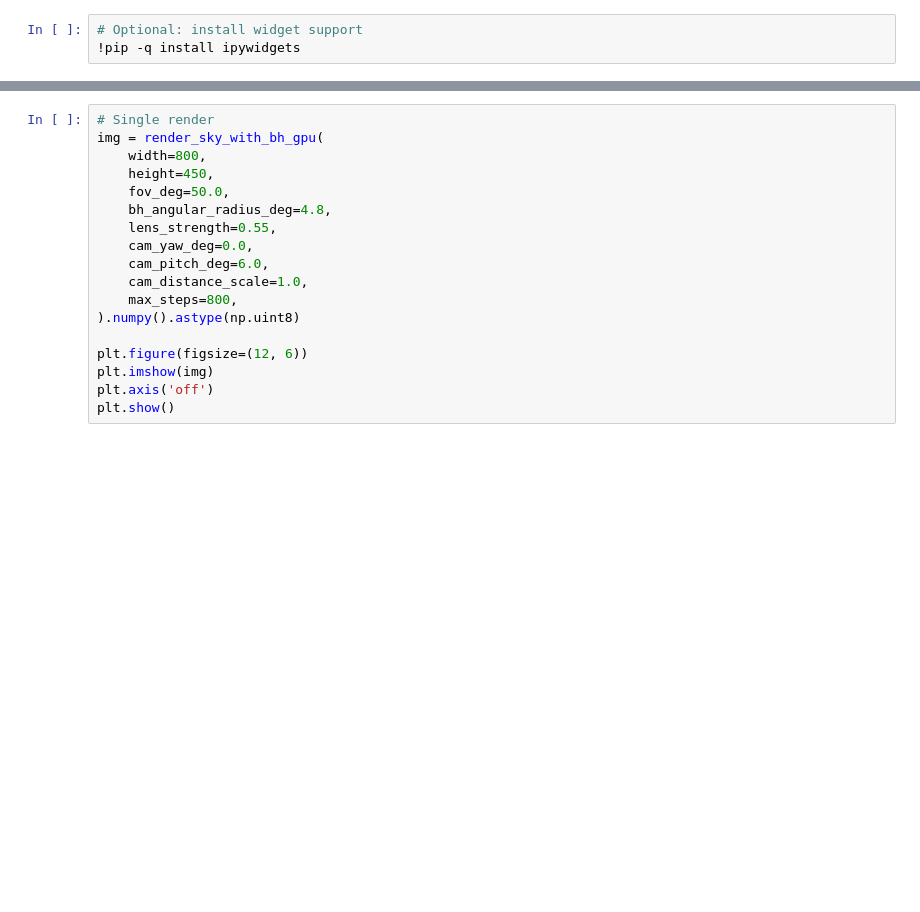
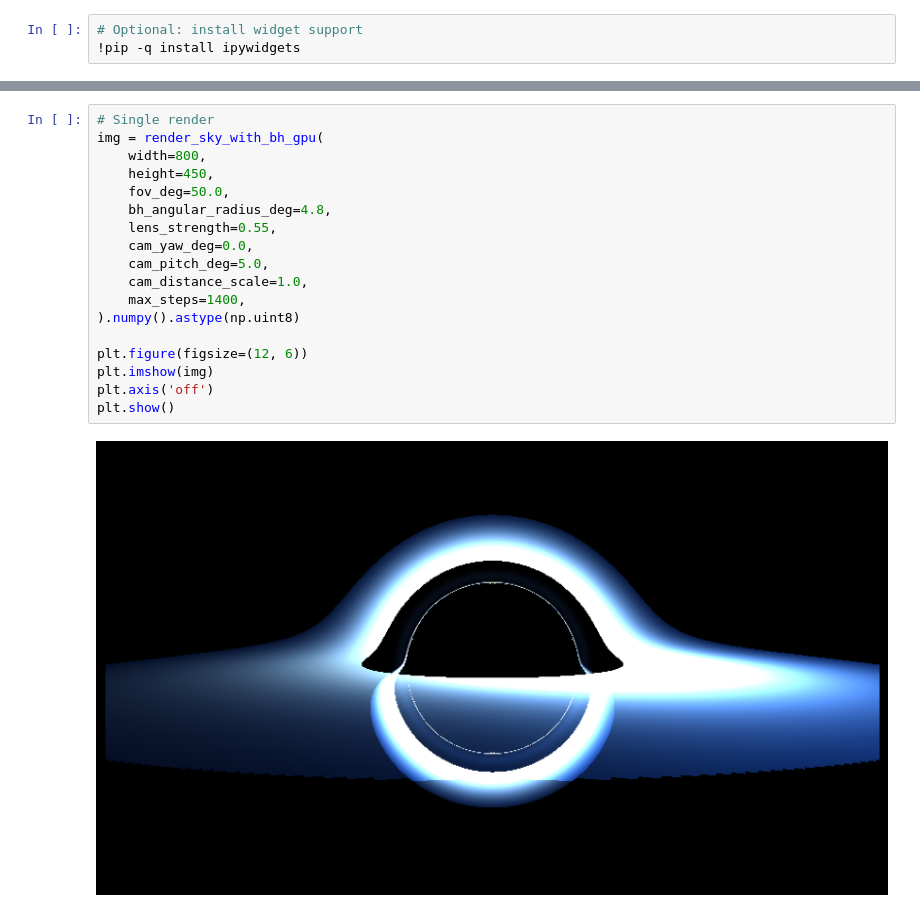
Before and after one commit to Thirtha17/Blackhole-Simulator, a Jupyter notebook: python/blackhole_colab_demo.ipynb, the cells around one changed output, grey strips where cells are left out. Cells and saved outputs as stored; diff of their text form; blank space fills up the shorter version.

```diff
--- a/python/blackhole_colab_demo.ipynb
+++ b/python/blackhole_colab_demo.ipynb
@@ -55,21 +63,23 @@ print('mps available:', hasattr(torch.backends, 'mps') and torch.backends.mps.is
 # %%
 # Single render
 img = render_sky_with_bh_gpu(
     width=800,
     height=450,
     fov_deg=50.0,
     bh_angular_radius_deg=4.8,
     lens_strength=0.55,
     cam_yaw_deg=0.0,
-    cam_pitch_deg=6.0,
+    cam_pitch_deg=5.0,
     cam_distance_scale=1.0,
-    max_steps=800,
+    max_steps=1400,
 ).numpy().astype(np.uint8)
 
 plt.figure(figsize=(12, 6))
 plt.imshow(img)
 plt.axis('off')
 plt.show()
+# %% [output]
+[figure, added]
 # %%
 # Interactive controls
 from ipywidgets import interact, FloatSlider
```
Also changed, not shown: parts of 4 cells of this notebook.
